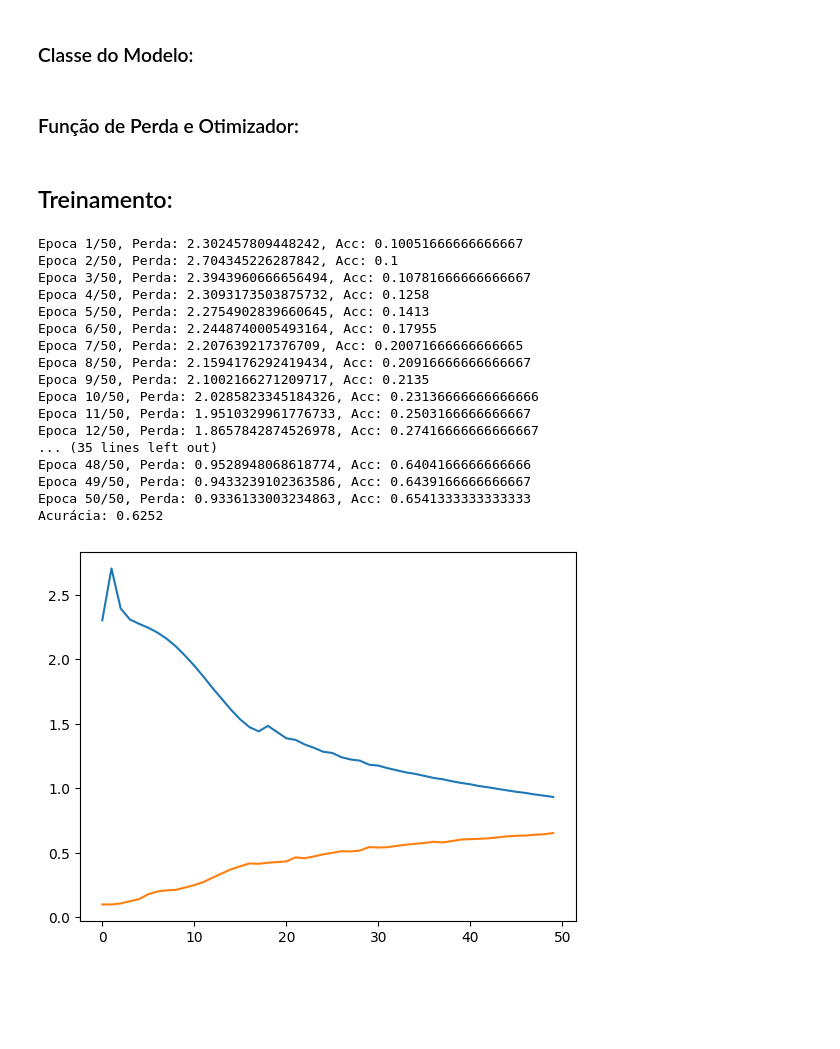
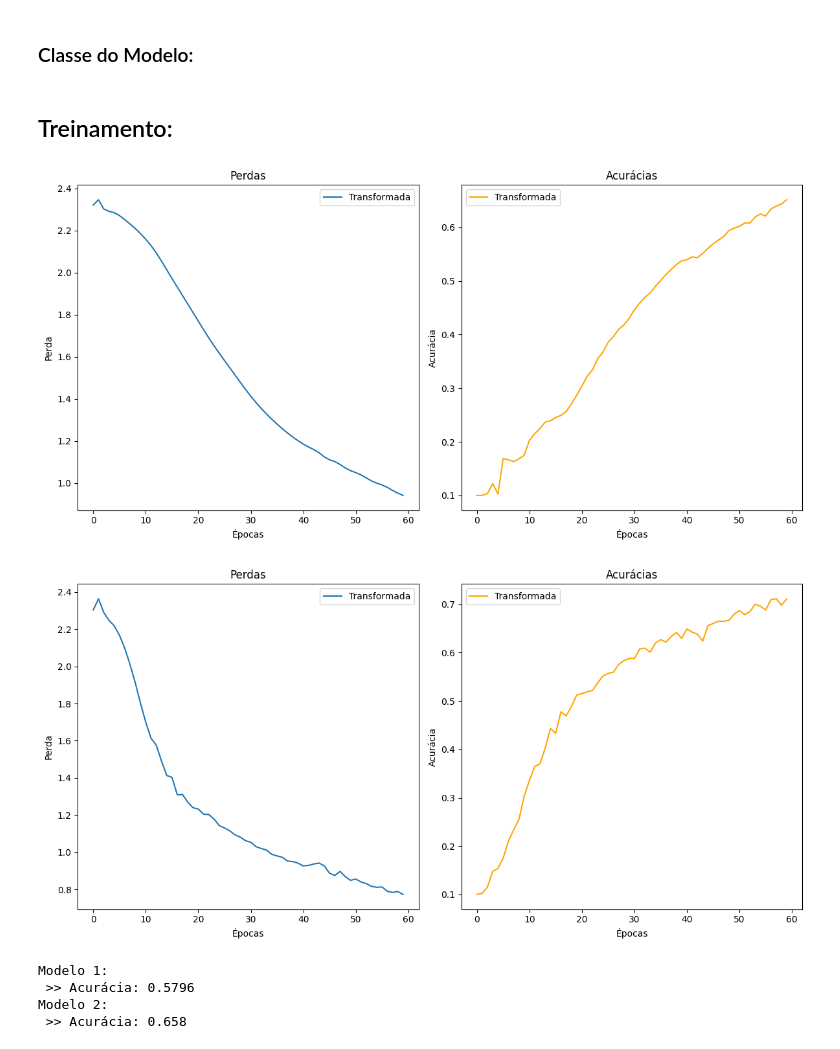
Before and after one commit to Od4ir/ML-Convolutional_Neural_Network, a Jupyter notebook: MLP.ipynb, the cells around one changed output. Cells and saved outputs as stored; diff of their text form; code cells hidden in the pictures; blank space fills up the shorter version.

Commit message:
Adição da possibilidade de escolher entre as funções de ativação 'relu' e 'sigmoid' e adição de função para plotagem dos vetores de peso

```diff
--- a/MLP.ipynb
+++ b/MLP.ipynb
@@ -136,22 +156,23 @@ torch.Size([10])
 ### Classe do Modelo:
 # %%
 class MLP(nn.Module):
-    def __init__(self, tamanho_entrada, camada_oculta1, camada_oculta2, camada_saida):
+    def __init__(self, tamanho_entrada, camada_oculta1, camada_oculta2, camada_saida, func_ativacao):
         super(MLP, self).__init__()
         self.camada1 = nn.Linear(tamanho_entrada, camada_oculta1)
         self.camada2 = nn.Linear(camada_oculta1, camada_oculta2)
         self.camada3 = nn.Linear(camada_oculta2, camada_saida)
 
-        self.sigmoid = nn.ReLU()
+        if func_ativacao == 'sigmoid':
+            self.func_ativacao = nn.Sigmoid()
+        else:
+            self.func_ativacao = nn.ReLU()
 
     def forward(self, X):
         X = X.view(X.size(0), -1)
-        X = self.sigmoid(self.camada1(X))
-        X = self.sigmoid(self.camada2(X))
+        X = self.func_ativacao(self.camada1(X))
+        X = self.func_ativacao(self.camada2(X))
         X = self.camada3(X)
         return X
-# %% [markdown]
-### Função de Perda e Otimizador:
 # %% [markdown]
 ## Treinamento:
 # %%
@@ -186,34 +207,36 @@ def treino(modelo, otimizador, perda, dados, num_epocas = 10):
 
     return lista_perdas, acuracias
 # %%
+# Parâmetros da entrada e camadas ocultas:
 tamanho_entrada = 84 * 84
 camada_oculta1 = 128
 camada_oculta2 = 64
 camada_saida = 10
 
-modelo = MLP(tamanho_entrada, camada_oculta1, camada_oculta2, camada_saida)
+# Modelos:
+modelo1 = MLP(tamanho_entrada, camada_oculta1, camada_oculta2, camada_saida, 'sigmoid')
+modelo2 = MLP(tamanho_entrada, camada_oculta1, camada_oculta2, camada_saida, 'relu')
+
+# Otimizadores e função de perda:
 perda = nn.CrossEntropyLoss()
-otimizador = torch.optim.Adam(modelo.parameters(), lr=0.01)
-lista_perdas1, acuracias1 = treino(modelo, otimizador, perda, dados_treino, num_epocas=50)
-plt.plot(lista_perdas1, label='Transformada')
-plt.plot(acuracias1, label='Transformada')
-teste(modelo, dados_teste, rotulos_teste)
+otimizador1 = torch.optim.Adam(modelo1.parameters(), lr=0.01)
+otimizador2 = torch.optim.Adam(modelo2.parameters(), lr=0.01)
+
+# Treinamento e teste:
+lista_perdas1, acuracias1 = treino(modelo1, otimizador1, perda, dados_treino, num_epocas=60)
+lista_perdas2, acuracias2 = treino(modelo2, otimizador2, perda, dados_treino, num_epocas=60)
+
+plot_side_by_side(lista_perdas1, acuracias1)
+plot_side_by_side(lista_perdas2, acuracias2)
+
+print("Modelo 1: ")
+teste(modelo1, dados_teste, rotulos_teste)
+print("Modelo 2: ")
+teste(modelo2, dados_teste, rotulos_teste)
 # %% [output]
+[figure, new version]
+[figure, added]
-Epoca 1/50, Perda: 2.302457809448242, Acc: 0.10051666666666667
-Epoca 2/50, Perda: 2.704345226287842, Acc: 0.1
-Epoca 3/50, Perda: 2.3943960666656494, Acc: 0.10781666666666667
-Epoca 4/50, Perda: 2.3093173503875732, Acc: 0.1258
-Epoca 5/50, Perda: 2.2754902839660645, Acc: 0.1413
-Epoca 6/50, Perda: 2.2448740005493164, Acc: 0.17955
-Epoca 7/50, Perda: 2.207639217376709, Acc: 0.20071666666666665
-Epoca 8/50, Perda: 2.1594176292419434, Acc: 0.20916666666666667
-Epoca 9/50, Perda: 2.1002166271209717, Acc: 0.2135
-Epoca 10/50, Perda: 2.0285823345184326, Acc: 0.23136666666666666
-Epoca 11/50, Perda: 1.9510329961776733, Acc: 0.2503166666666667
-Epoca 12/50, Perda: 1.8657842874526978, Acc: 0.27416666666666667
-... (35 lines left out)
-Epoca 48/50, Perda: 0.9528948068618774, Acc: 0.6404166666666666
-Epoca 49/50, Perda: 0.9433239102363586, Acc: 0.6439166666666667
-Epoca 50/50, Perda: 0.9336133003234863, Acc: 0.6541333333333333
-Acurácia: 0.6252
+Modelo 1:
+ >> Acurácia: 0.5796
+Modelo 2:
+ >> Acurácia: 0.658
-[figure, old version]
```
Also changed, not shown: parts of 7 cells of this notebook, 1 other file.
